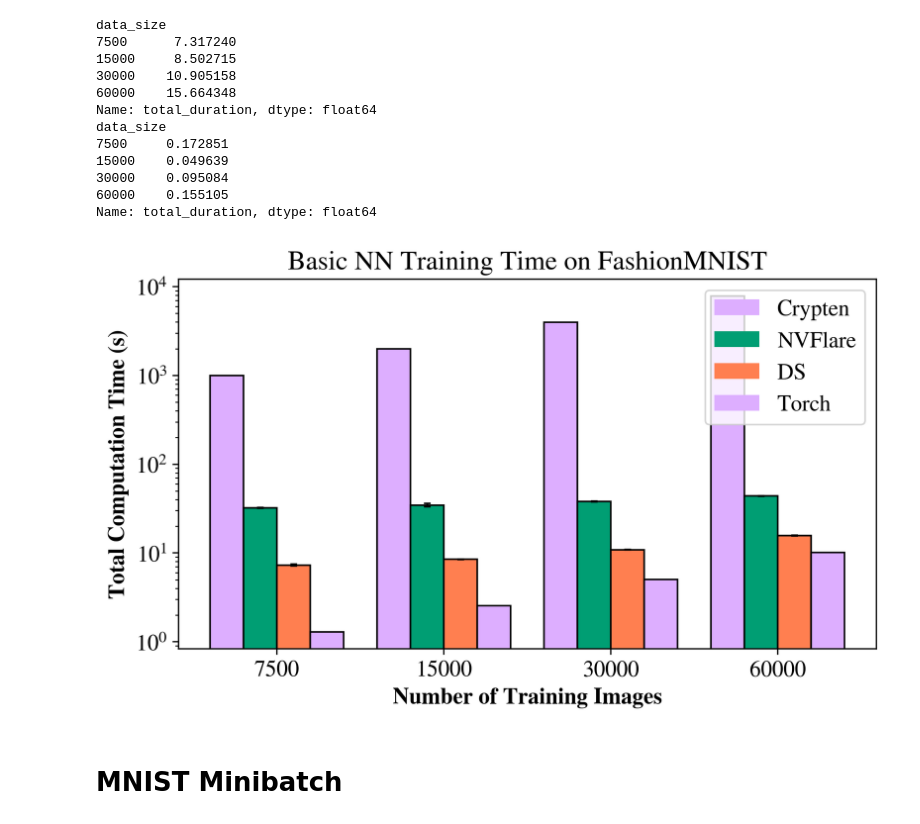
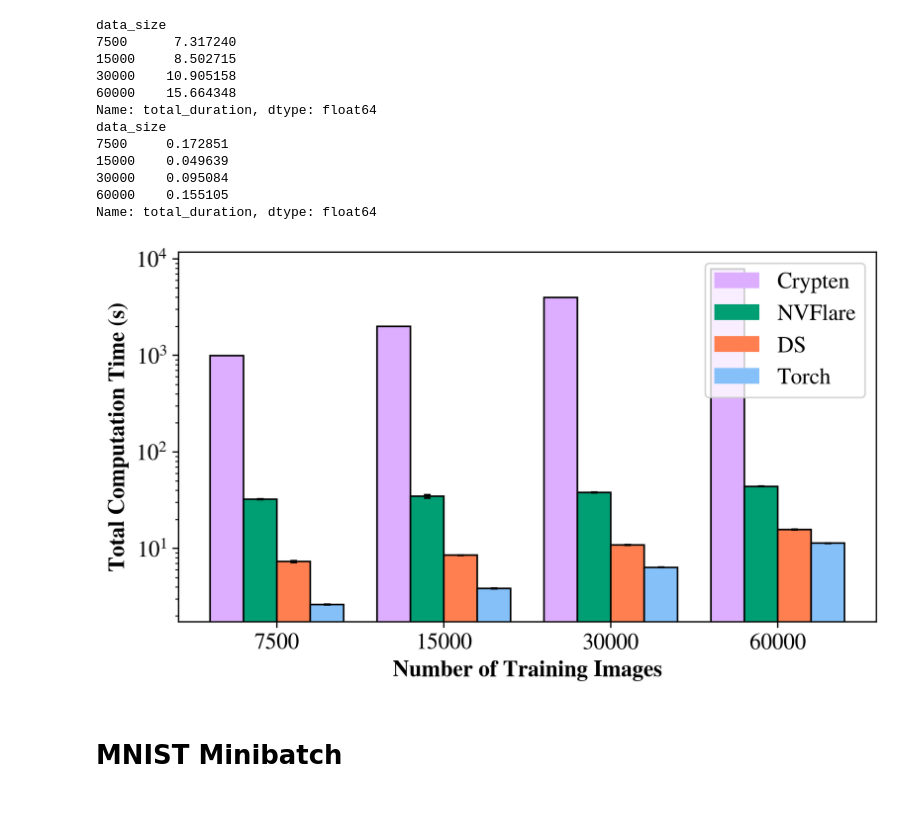
Before and after one commit to Dumplingz/data-pooling-experiments, a Jupyter notebook: data_analysis/mnist_datasize_data_parsing.ipynb, the cells around one changed output. Drawn from its saved outputs; the diff is of its cells as text; code cells hidden in the pictures.

```diff
--- a/data_analysis/mnist_datasize_data_parsing.ipynb
+++ b/data_analysis/mnist_datasize_data_parsing.ipynb
@@ -51,17 +53,15 @@ Name: epoch_duration, dtype: float64
 # %% [markdown]
 # Plaintext Torch
 # %%
-torch_data = pd.read_csv('../chz-sok-nn-experiments/torch_experiments/datasize_nn.csv',
+torch_data = pd.read_csv('../chz-sok-nn-experiments/torch_experiments/mnist/mnist_total_time.csv',
                          header=None,
                          )
-# epoch_duration, epoch, batch_size, data_size, accuracy, test_duration
-torch_data.columns = ['epoch_duration', 'epoch', 'batch_size', 'data_size', 'accuracy', 'test_duration']
+torch_data.columns = ['total_duration', 'data_size']
 
-print(torch_data)
+# print(torch_data)
 
-mean_torch = torch_data.groupby('data_size')['epoch_duration'].sum()
-print(mean_torch)
-
-stdev_torch = torch_data.groupby('data_size')['epoch_duration'].std()
-print(stdev_torch)
+torch_medians = torch_data.groupby('data_size')['total_duration'].median()
+print(torch_medians)
+torch_stdev = torch_data.groupby('data_size')['total_duration'].std()
+print(torch_stdev)
 # %% [output]
@@ -149,38 +144,38 @@ plt.bar(x=X_axis-0.5*width,width=width,height=nvflare_medians,yerr=nvflare_stdev
         error_kw={"elinewidth":1,"capsize":2,"capthick":1},
         color='none'
         )
 
 # Data Station
 plt.bar(x=X_axis+0.5*width, width=width, height = ds_medians, label = "DS", color='coral')
 plt.bar(x=X_axis+0.5*width,width=width,height=ds_medians,yerr=ds_stdevs,
         edgecolor='black',
         error_kw={"elinewidth":1,"capsize":2,"capthick":1},
         color='none'
         )
 
 # Torch
-plt.bar(x=X_axis+1.5*width, width=width, height = mean_torch, label = "Torch", color='#ddaeff')
-plt.bar(x=X_axis+1.5*width,width=width,height=mean_torch,
-        # yerr=conclave_stdevs,
+plt.bar(x=X_axis+1.5*width, width=width, height = torch_medians, label = "Torch", color='#85C0F9')
+plt.bar(x=X_axis+1.5*width,width=width,height=torch_medians,
+        yerr=torch_stdev,
         edgecolor='black',
         error_kw={"elinewidth":1,"capsize":2,"capthick":1},
         color='none'
         )
 
 plt.yscale('log')
 
 plt.xlabel("Number of Training Images", fontweight="bold")
 plt.ylabel("Total Computation Time (s)", fontweight="bold")
-plt.title("Basic NN Training Time on FashionMNIST")
+# plt.title("Basic NN Training Time on FashionMNIST")
 plt.legend()
 
 plt.xticks(X_axis, ["7500", "15000", "30000", "60000"])
 
 plt.savefig("datasize_mnist_nn.pdf", bbox_inches='tight')
 
 plt.show()
 # %% [output]
-[figure, old version]
+[figure, new version]
 # %% [markdown]
 # MNIST Minibatch
 # %%
```
Also changed, not shown: parts of 3 cells of this notebook, 3 other files.
